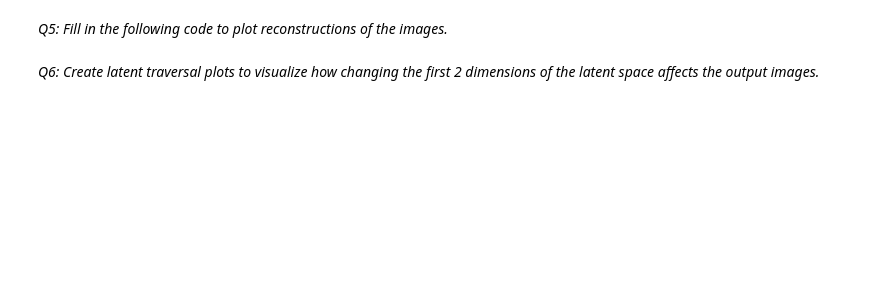
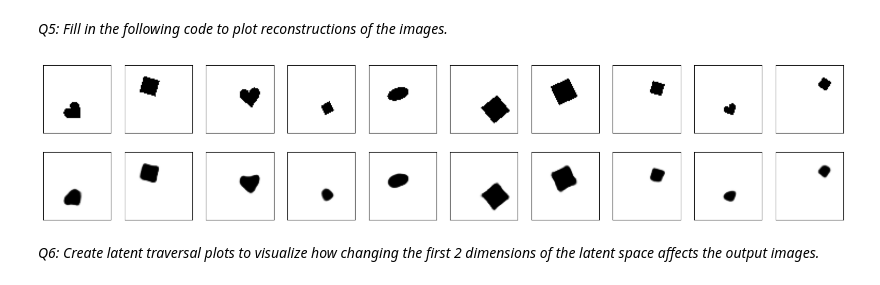
Before and after one commit to ruth1445/Stat-Learning, a Jupyter notebook: homework-2/hw2.ipynb, the cells around one changed output. Drawn from its saved outputs; the diff is of its cells as text; code cells hidden in the pictures; blank space fills up the shorter version.

```diff
--- a/homework-2/hw2.ipynb
+++ b/homework-2/hw2.ipynb
@@ -235,35 +235,37 @@ _Q5: Fill in the following code to plot reconstructions of the images._
 # %%
 model.eval()
 
 n_img = 10
 num_cols = 5
 num_rows = 2
 plt.figure(figsize=(2 * 2 * num_cols, 2 * num_rows))
 
 inds = np.random.choice(range(n_samples), size=n_img)
 
 for i in range(n_img):
 
   ind = inds[i]
 
   x = images[ind]
   x = x[None, :, :, :] # add N dimension
   x = torch.tensor(x, dtype=torch.float)
 
   # get reconstruction of image x from ConvVAE
-  x_recon = [INSERT CODE]
+  x_recon = model(x)[0]
 
   plt.subplot(num_rows, 2 * num_cols, i + 1)
   plt.xticks([])
   plt.yticks([])
   plt.grid(False)
   plt.imshow(x[0][0].detach().cpu().numpy(), cmap=plt.cm.binary)
 
   plt.subplot(num_rows, 2 * num_cols, (i + 1) + 2 * num_cols)
   plt.xticks([])
   plt.yticks([])
   plt.grid(False)
-  plt.imshow(x_recon.detach().cpu().numpy(), cmap=plt.cm.binary)
+  plt.imshow(x_recon[0, 0].detach().cpu().numpy(), cmap=plt.cm.binary)
+# %% [output]
+[figure, added]
 # %% [markdown]
 _Q6: Create latent traversal plots to visualize how changing the first 2 dimensions of the latent space affects the output images._
 # %%
```
Also changed, not shown: parts of 2 cells of this notebook.
